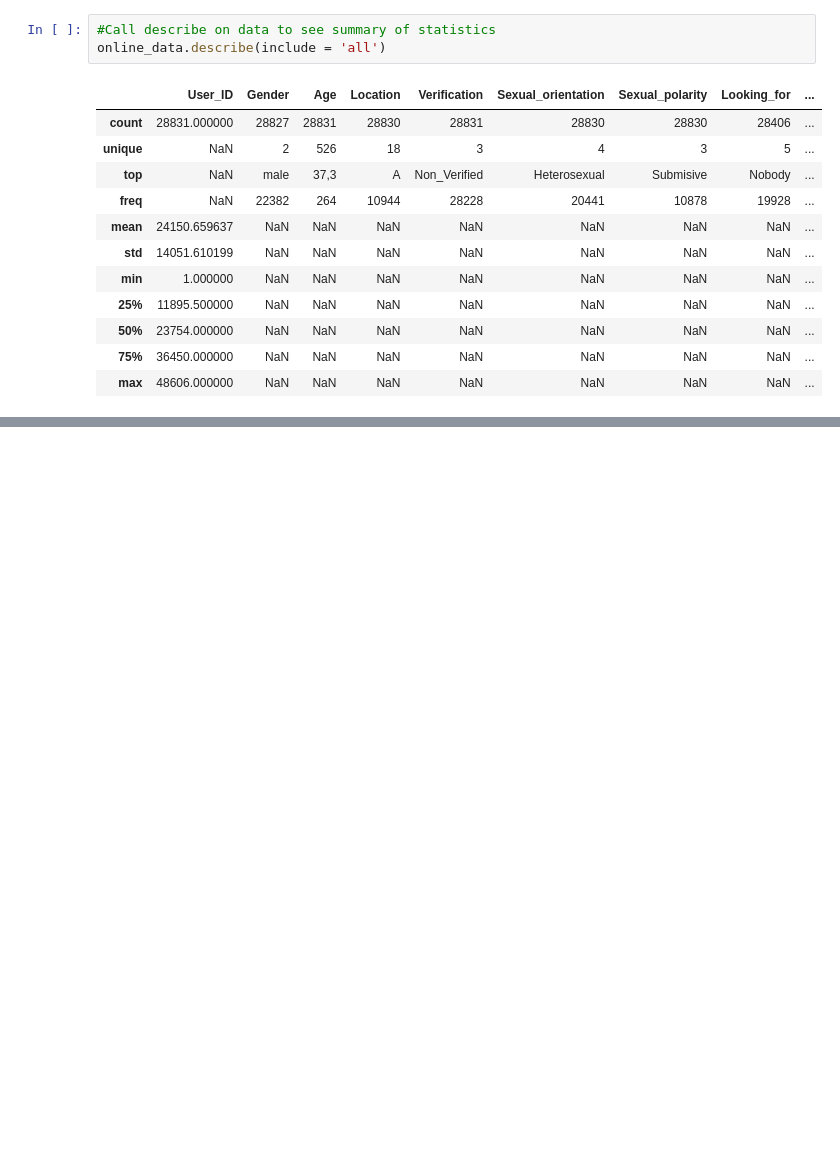
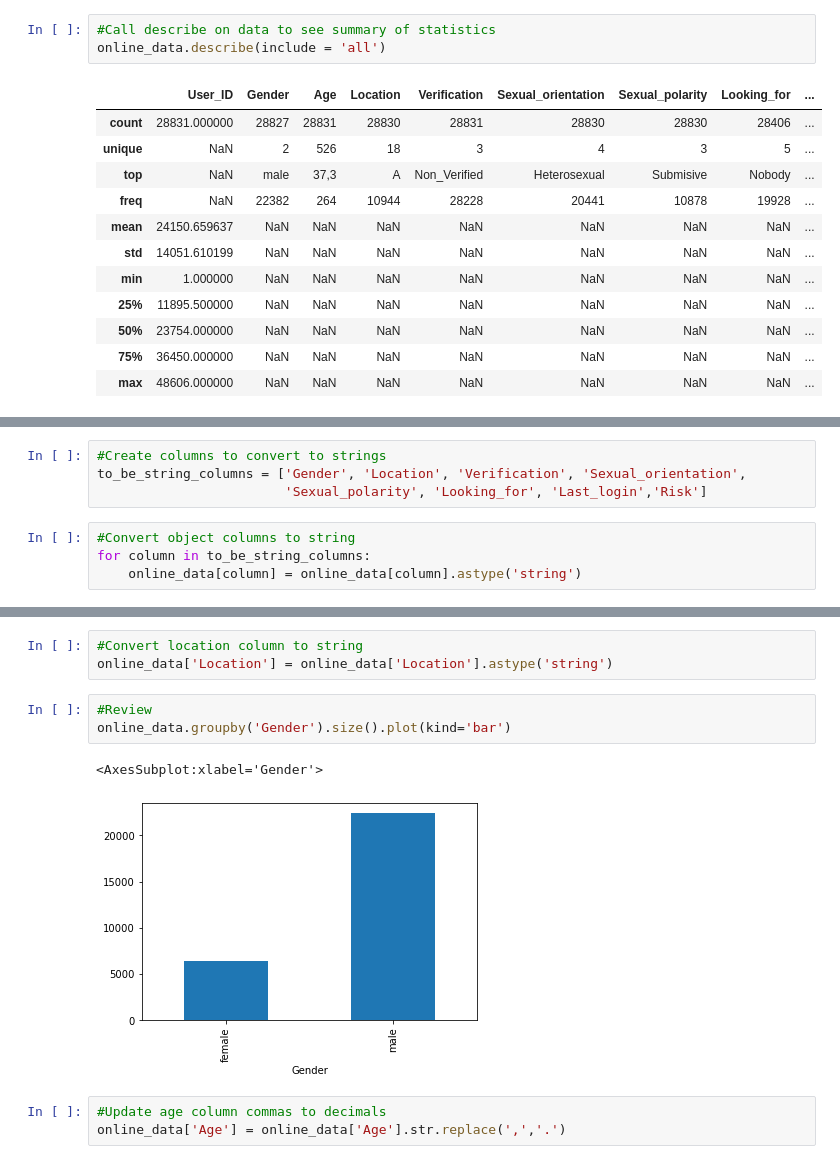
Before and after one commit to joycorrine/springboard, a Jupyter notebook: 2-Capstone/Notebooks/Cap2DataWrangling.ipynb, the cells around one changed output, grey strips where cells are left out. Drawn from its saved outputs; the diff is of its cells as text; blank space fills up the shorter version.

Commit message:
updated cap2 data wrangling

```diff
--- a/2-Capstone/Notebooks/Cap2DataWrangling.ipynb
+++ b/2-Capstone/Notebooks/Cap2DataWrangling.ipynb
@@ -62,0 +66,8 @@ online_data.describe(include = 'all')
+# %%
+#Create columns to convert to strings
+to_be_string_columns = ['Gender', 'Location', 'Verification', 'Sexual_orientation',
+                        'Sexual_polarity', 'Looking_for', 'Last_login','Risk']
+# %%
+#Convert object columns to string
+for column in to_be_string_columns:
+    online_data[column] = online_data[column].astype('string')
@@ -62,0 +95,12 @@ online_data.describe(include = 'all')
+# %%
+#Convert location column to string
+online_data['Location'] = online_data['Location'].astype('string')
+# %%
+#Review
+online_data.groupby('Gender').size().plot(kind='bar')
+# %% [output]
+<AxesSubplot:xlabel='Gender'>
+[figure, added]
+# %%
+#Update age column commas to decimals
+online_data['Age'] = online_data['Age'].str.replace(',','.')
```
Also changed, not shown: parts of 13 cells of this notebook.
